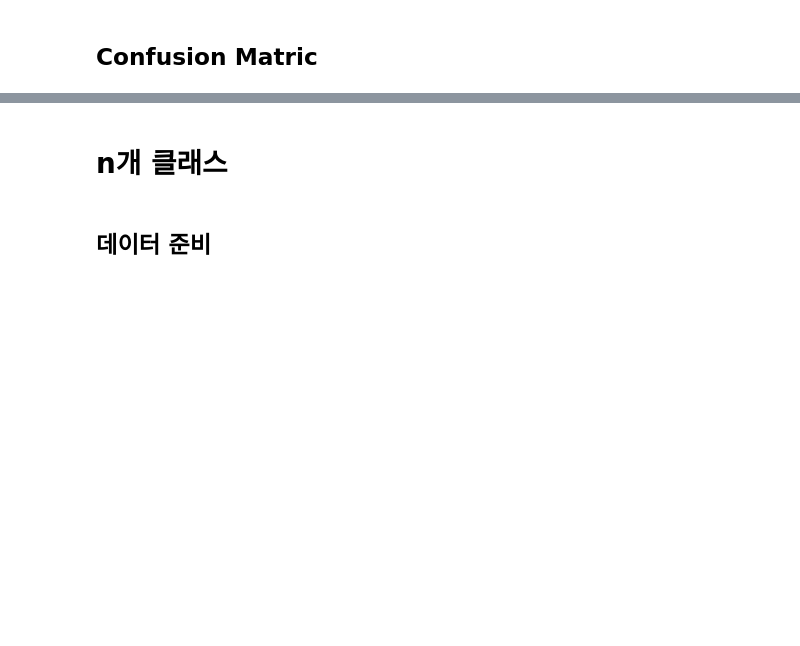
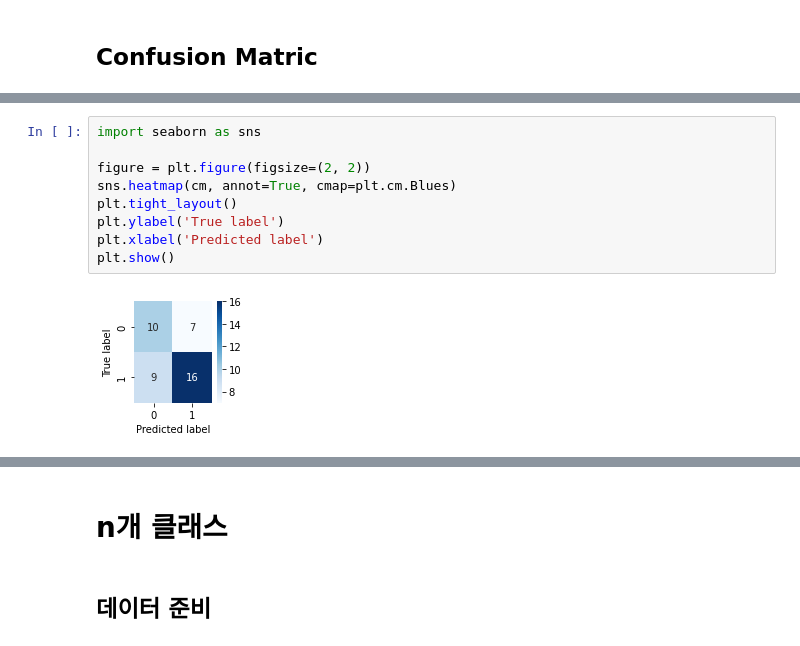
Before and after one commit to medicieducation/trainingcourse, a Jupyter notebook: bigdata/deeplearning/material/deep_learning/roc_auc_confusion_matric.ipynb, the cells around one changed output, grey strips where cells are left out. Drawn from its saved outputs; the diff is of its cells as text; blank space fills up the shorter version.

```diff
--- a/bigdata/deeplearning/material/deep_learning/roc_auc_confusion_matric.ipynb
+++ b/bigdata/deeplearning/material/deep_learning/roc_auc_confusion_matric.ipynb
@@ -222,3 +205,14 @@ print(cm)
+# %%
+import seaborn as sns
+
+figure = plt.figure(figsize=(2, 2))
+sns.heatmap(cm, annot=True, cmap=plt.cm.Blues)
+plt.tight_layout()
+plt.ylabel('True label')
+plt.xlabel('Predicted label')
+plt.show()
+# %% [output]
+[figure, added]
 # %%
 print(classification_report(test_y, predicted, target_names=['0','1']))
 # %% [output]
```
Also changed, not shown: parts of 16 cells of this notebook.
